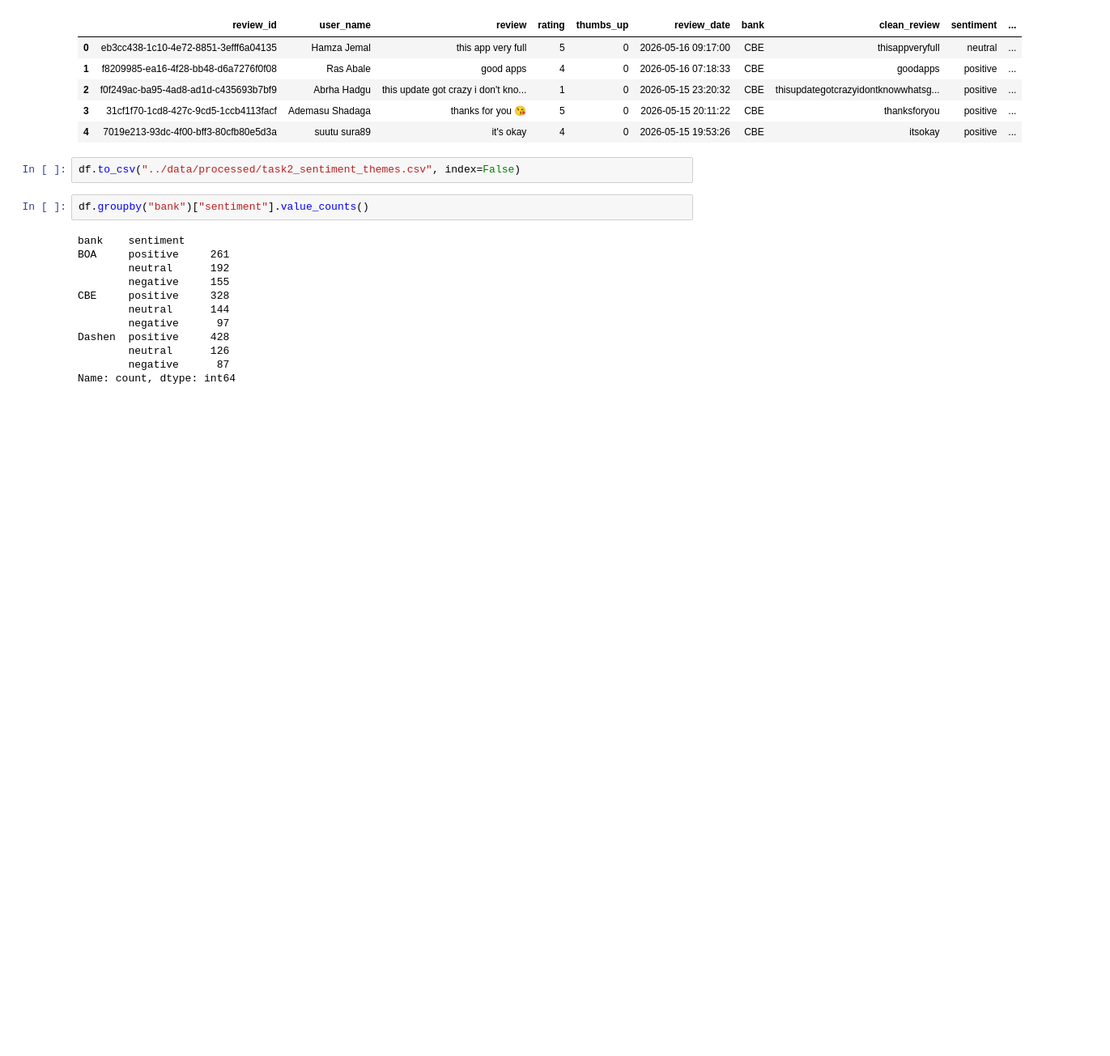
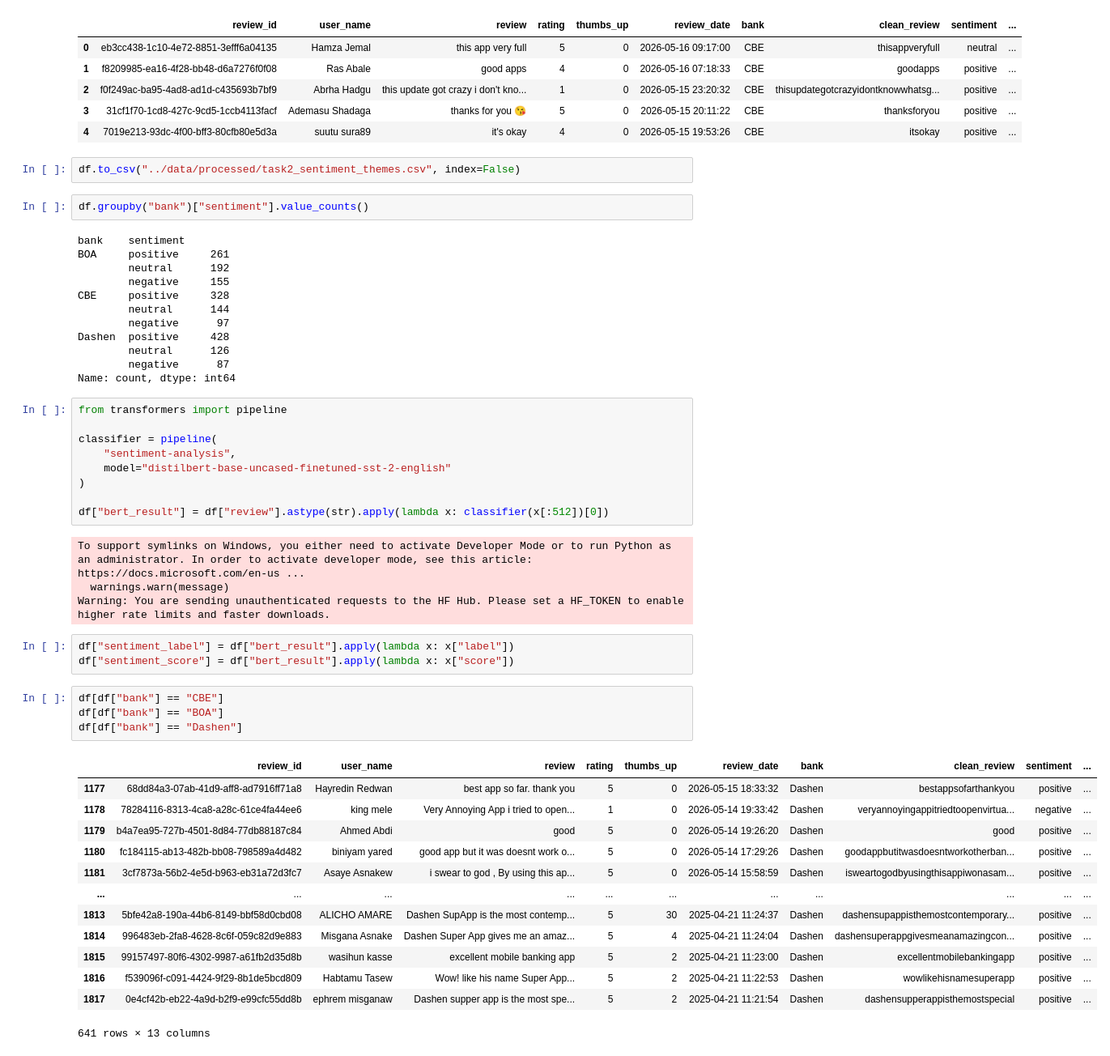
Before and after one commit to Bilen189/ethiopian-bank-review-analytics, a Jupyter notebook: notebooks/02_sentiment_theme_analysis.ipynb, the cells around one changed output. Shown at 81% size. Cells and saved outputs as stored; diff of their text form; blank space fills up the shorter version.

Commit message:
feat(task2): complete sentiment pipeline with transformer model and structured themes

```diff
--- a/notebooks/02_sentiment_theme_analysis.ipynb
+++ b/notebooks/02_sentiment_theme_analysis.ipynb
@@ -98,3 +98,37 @@ Dashen  positive     428
         neutral      126
         negative      87
 Name: count, dtype: int64
+# %%
+from transformers import pipeline
+
+classifier = pipeline(
+    "sentiment-analysis",
+    model="distilbert-base-uncased-finetuned-sst-2-english"
+)
+
+df["bert_result"] = df["review"].astype(str).apply(lambda x: classifier(x[:512])[0])
+# %% [output]
+To support symlinks on Windows, you either need to activate Developer Mode or to run Python as an administrator. In order to activate developer mode, see this article: https://docs.microsoft.com/en-us ...
+  warnings.warn(message)
+Warning: You are sending unauthenticated requests to the HF Hub. Please set a HF_TOKEN to enable higher rate limits and faster downloads.
+# %%
+df["sentiment_label"] = df["bert_result"].apply(lambda x: x["label"])
+df["sentiment_score"] = df["bert_result"].apply(lambda x: x["score"])
+# %%
+df[df["bank"] == "CBE"]
+df[df["bank"] == "BOA"]
+df[df["bank"] == "Dashen"]
+# %% [output]
+|  | review_id | user_name | review | rating | thumbs_up | review_date | bank | clean_review | sentiment | ... |
+| 1177 | 68dd84a3-07ab-41d9-aff8-ad7916ff71a8 | Hayredin Redwan | best app so far. thank you | 5 | 0 | 2026-05-15 18:33:32 | Dashen | bestappsofarthankyou | positive | ... |
+| 1178 | 78284116-8313-4ca8-a28c-61ce4fa44ee6 | king mele | Very Annoying App i tried to open... | 1 | 0 | 2026-05-14 19:33:42 | Dashen | veryannoyingappitriedtoopenvirtua... | negative | ... |
+| 1179 | b4a7ea95-727b-4501-8d84-77db88187c84 | Ahmed Abdi | good | 5 | 0 | 2026-05-14 19:26:20 | Dashen | good | positive | ... |
+| 1180 | fc184115-ab13-482b-bb08-798589a4d482 | biniyam yared | good app but it was doesnt work o... | 5 | 0 | 2026-05-14 17:29:26 | Dashen | goodappbutitwasdoesntworkotherban... | positive | ... |
+| 1181 | 3cf7873a-56b2-4e5d-b963-eb31a72d3fc7 | Asaye Asnakew | i swear to god , By using this ap... | 5 | 0 | 2026-05-14 15:58:59 | Dashen | isweartogodbyusingthisappiwonasam... | positive | ... |
+| ... | ... | ... | ... | ... | ... | ... | ... | ... | ... | ... |
+| 1813 | 5bfe42a8-190a-44b6-8149-bbf58d0cbd08 | ALICHO AMARE | Dashen SupApp is the most contemp... | 5 | 30 | 2025-04-21 11:24:37 | Dashen | dashensupappisthemostcontemporary... | positive | ... |
+| 1814 | 996483eb-2fa8-4628-8c6f-059c82d9e883 | Misgana Asnake | Dashen Super App gives me an amaz... | 5 | 4 | 2025-04-21 11:24:04 | Dashen | dashensuperappgivesmeanamazingcon... | positive | ... |
+| 1815 | 99157497-80f6-4302-9987-a61fb2d35d8b | wasihun kasse | excellent mobile banking app | 5 | 2 | 2025-04-21 11:23:00 | Dashen | excellentmobilebankingapp | positive | ... |
+| 1816 | f539096f-c091-4424-9f29-8b1de5bcd809 | Habtamu Tasew | Wow! like his name Super App... | 5 | 2 | 2025-04-21 11:22:53 | Dashen | wowlikehisnamesuperapp | positive | ... |
+| 1817 | 0e4cf42b-eb22-4a9d-b2f9-e99cfc55dd8b | ephrem misganaw | Dashen supper app is the most spe... | 5 | 2 | 2025-04-21 11:21:54 | Dashen | dashensupperappisthemostspecial | positive | ... |
+641 rows × 13 columns
```
Also changed, not shown: parts of 3 cells of this notebook.
